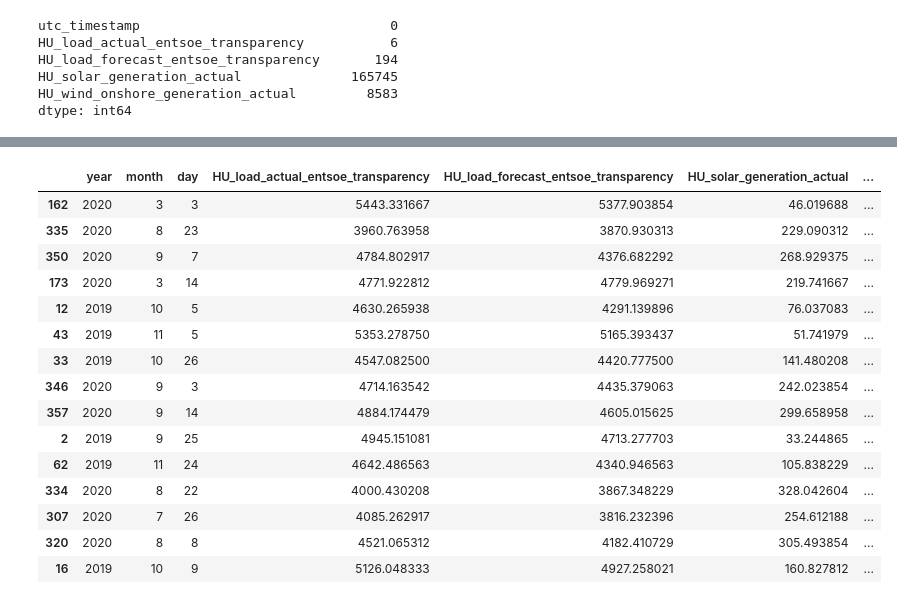
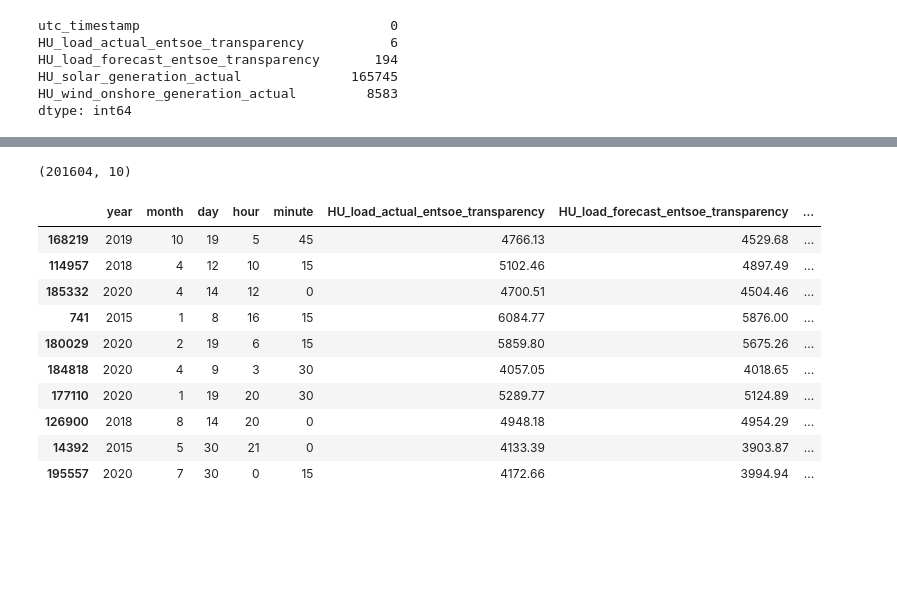
Before and after one commit to GinnCheng/wind_energy_eletricity, a Jupyter notebook: main_script.ipynb, the cells around one changed output, grey strips where cells are left out. Cells and saved outputs as stored; diff of their text form; code cells hidden in the pictures; blank space fills up the shorter version.

Commit message:
feat: main data analysis script

```diff
--- a/main_script.ipynb
+++ b/main_script.ipynb
@@ -103,29 +107,28 @@ day                                     0
 dtype: int64
+# %%
+df_hu_cl.shape
+# %% [output]
+(201604, 10)
 # %%
 # group the data find the daily average
-df_hu_Davg = pd.DataFrame(df_hu_cl.groupby(by=['year','month','day']).mean())
+df_hu_min_avg = pd.DataFrame(df_hu_cl.groupby(by=['year','month','day','hour','minute']).mean())
 # %%
-df_hu_Davg = df_hu_Davg.reset_index()
+df_hu_min_avg = df_hu_min_avg.reset_index()
 # %%
-df_hu_Davg.drop(columns='utc',inplace=True)
+df_hu_min_avg.drop(columns='utc',inplace=True)
 # %%
-df_hu_Davg.sort_values(by=['year','month','day'],inplace=True)
+df_hu_min_avg.sort_values(by=['year','month','day'],inplace=True)
 # %%
-df_hu_Davg.sample(15)
+df_hu_min_avg.sample(10)
 # %% [output]
-|  | year | month | day | HU_load_actual_entsoe_transparency | HU_load_forecast_entsoe_transparency | HU_solar_generation_actual | ... |
-| 162 | 2020 | 3 | 3 | 5443.331667 | 5377.903854 | 46.019688 | ... |
-| 335 | 2020 | 8 | 23 | 3960.763958 | 3870.930313 | 229.090312 | ... |
-| 350 | 2020 | 9 | 7 | 4784.802917 | 4376.682292 | 268.929375 | ... |
-| 173 | 2020 | 3 | 14 | 4771.922812 | 4779.969271 | 219.741667 | ... |
-| 12 | 2019 | 10 | 5 | 4630.265938 | 4291.139896 | 76.037083 | ... |
-| 43 | 2019 | 11 | 5 | 5353.278750 | 5165.393437 | 51.741979 | ... |
-| 33 | 2019 | 10 | 26 | 4547.082500 | 4420.777500 | 141.480208 | ... |
-| 346 | 2020 | 9 | 3 | 4714.163542 | 4435.379063 | 242.023854 | ... |
-| 357 | 2020 | 9 | 14 | 4884.174479 | 4605.015625 | 299.658958 | ... |
-| 2 | 2019 | 9 | 25 | 4945.151081 | 4713.277703 | 33.244865 | ... |
-| 62 | 2019 | 11 | 24 | 4642.486563 | 4340.946563 | 105.838229 | ... |
-| 334 | 2020 | 8 | 22 | 4000.430208 | 3867.348229 | 328.042604 | ... |
-| 307 | 2020 | 7 | 26 | 4085.262917 | 3816.232396 | 254.612188 | ... |
-| 320 | 2020 | 8 | 8 | 4521.065312 | 4182.410729 | 305.493854 | ... |
-| 16 | 2019 | 10 | 9 | 5126.048333 | 4927.258021 | 160.827812 | ... |
+|  | year | month | day | hour | minute | HU_load_actual_entsoe_transparency | HU_load_forecast_entsoe_transparency | ... |
+| 168219 | 2019 | 10 | 19 | 5 | 45 | 4766.13 | 4529.68 | ... |
+| 114957 | 2018 | 4 | 12 | 10 | 15 | 5102.46 | 4897.49 | ... |
+| 185332 | 2020 | 4 | 14 | 12 | 0 | 4700.51 | 4504.46 | ... |
+| 741 | 2015 | 1 | 8 | 16 | 15 | 6084.77 | 5876.00 | ... |
+| 180029 | 2020 | 2 | 19 | 6 | 15 | 5859.80 | 5675.26 | ... |
+| 184818 | 2020 | 4 | 9 | 3 | 30 | 4057.05 | 4018.65 | ... |
+| 177110 | 2020 | 1 | 19 | 20 | 30 | 5289.77 | 5124.89 | ... |
+| 126900 | 2018 | 8 | 14 | 20 | 0 | 4948.18 | 4954.29 | ... |
+| 14392 | 2015 | 5 | 30 | 21 | 0 | 4133.39 | 3903.87 | ... |
+| 195557 | 2020 | 7 | 30 | 0 | 15 | 4172.66 | 3994.94 | ... |
```
Also changed, not shown: parts of 9 cells of this notebook.
